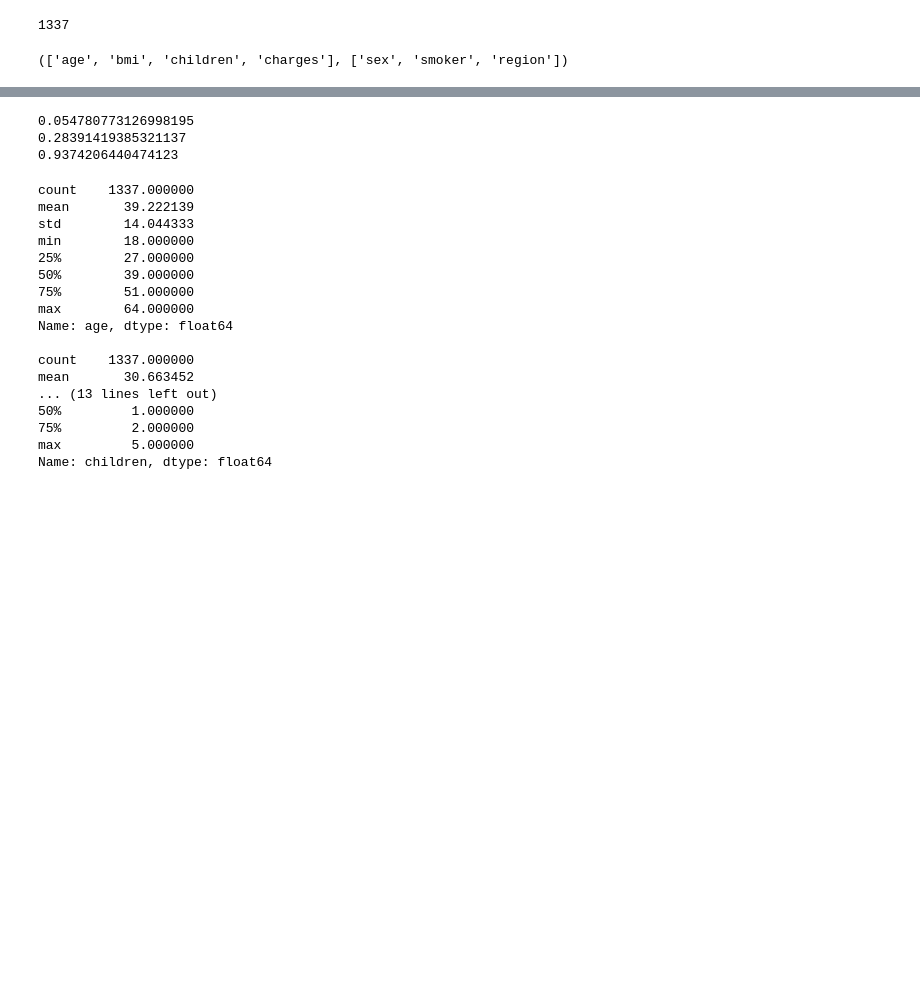
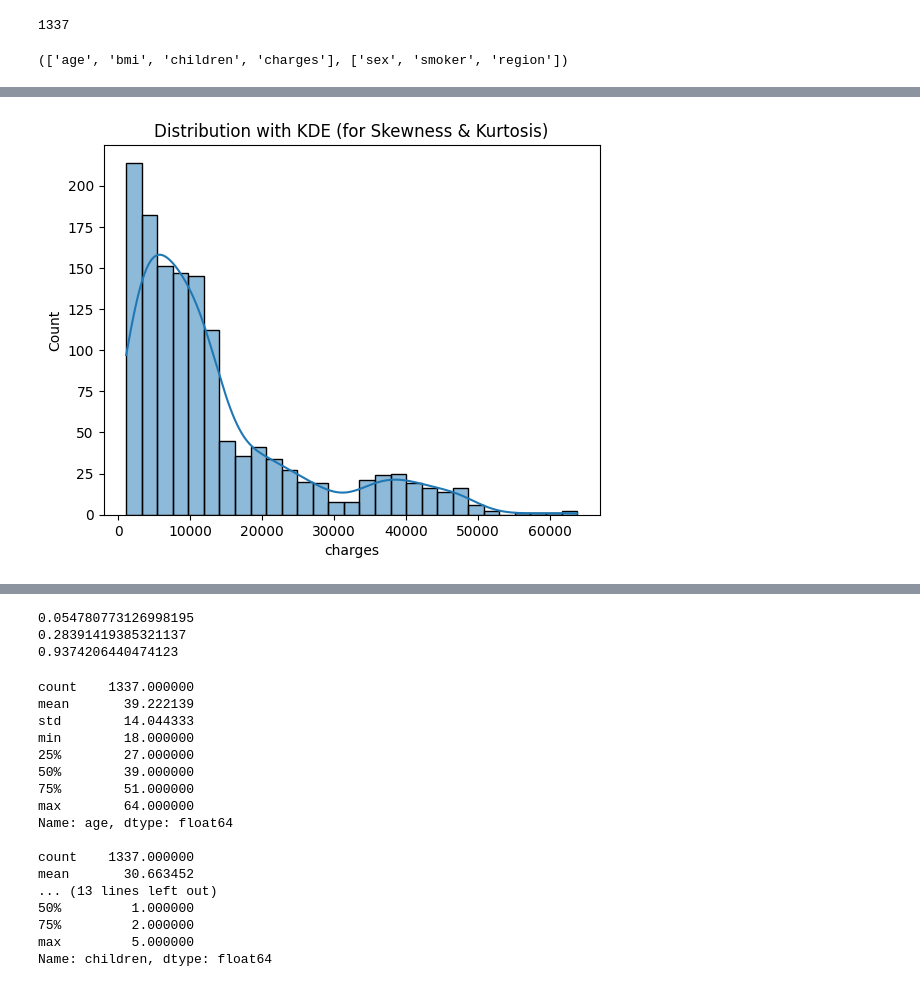
Before and after one commit to uma-ram/MLZoomCamp_Midterm_Project, a Jupyter notebook: notebook.ipynb, the cells around one changed output, grey strips where cells are left out. Drawn from its saved outputs; the diff is of its cells as text; code cells hidden in the pictures; blank space fills up the shorter version.

```diff
--- a/notebook.ipynb
+++ b/notebook.ipynb
@@ -95,0 +132,6 @@ numeric_cols.remove('charges')
+# %%
+sns.histplot(data['charges'], kde=True)
+plt.title('Distribution with KDE (for Skewness & Kurtosis)')
+plt.show()
+# %% [output]
+[figure, added]
```
Also changed, not shown: parts of 17 cells of this notebook, 9 other files.
